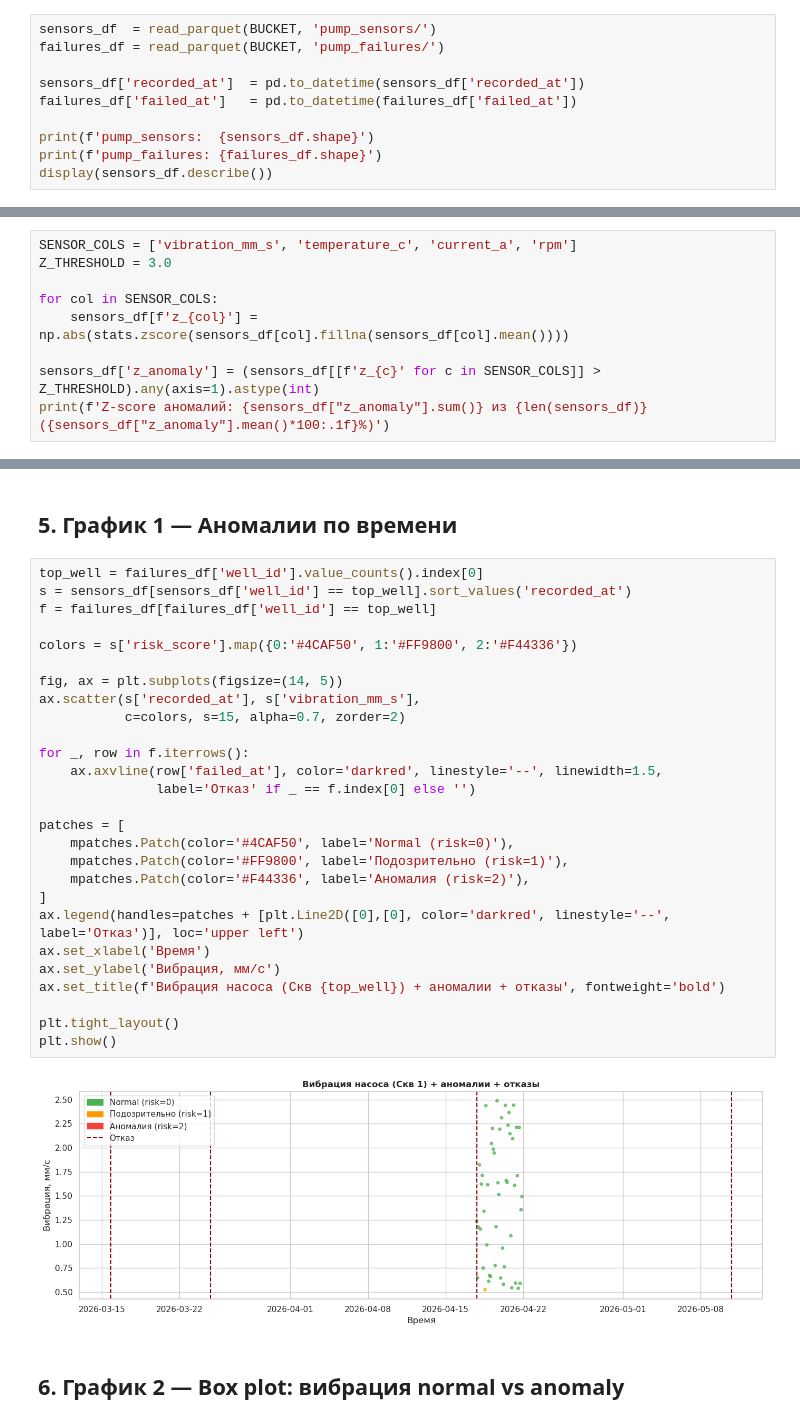
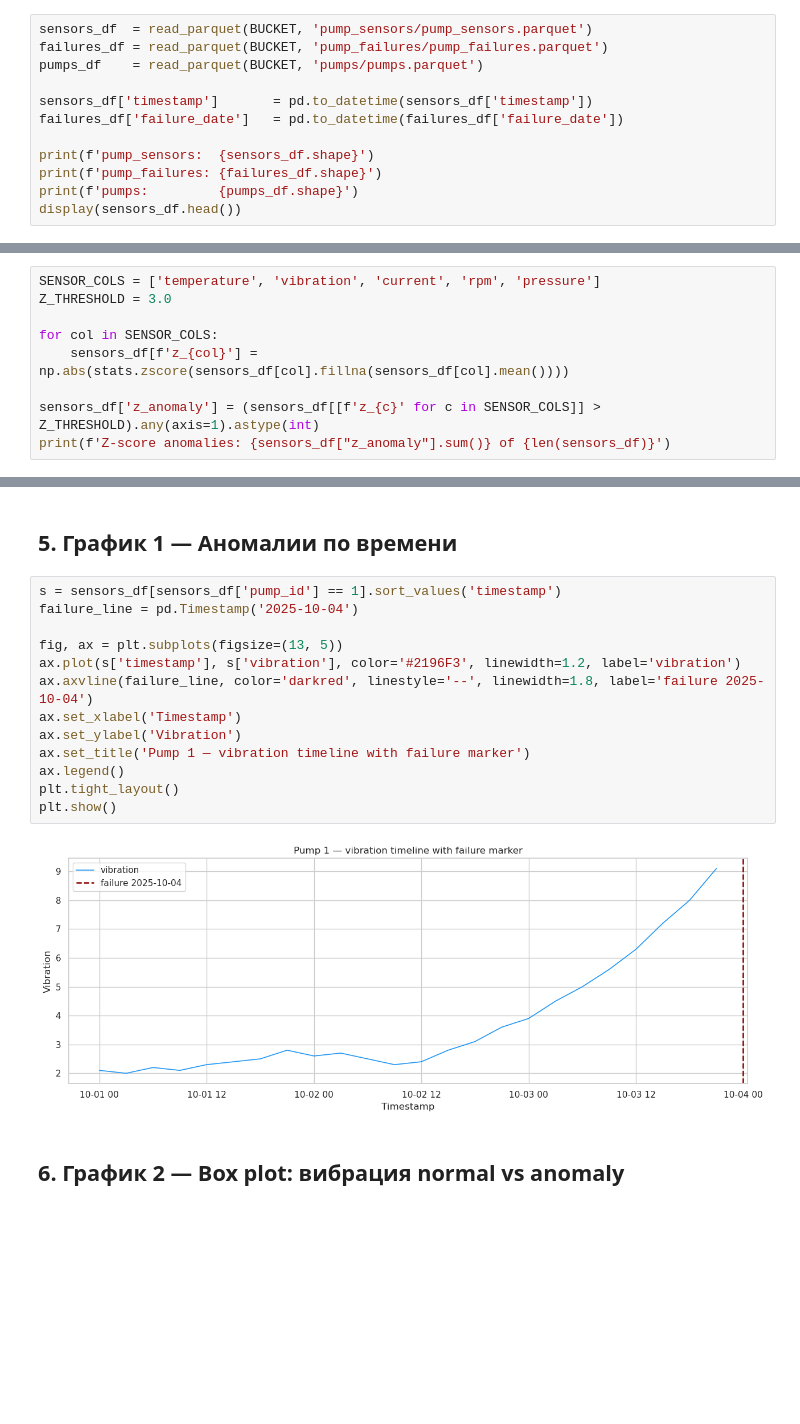
Before and after one commit to lxvdnl/SeminarNastavnika, a Jupyter notebook: Big data and ML/notebooks/03_anomaly_detection.ipynb, the cells around one changed output, grey strips where cells are left out. Drawn from its saved outputs; the diff is of its cells as text; blank space fills up the shorter version.

```diff
--- a/Big data and ML/notebooks/03_anomaly_detection.ipynb
+++ b/Big data and ML/notebooks/03_anomaly_detection.ipynb
@@ -56,13 +49,15 @@ def read_parquet(bucket, prefix):
 # %% [markdown]
 ## 1. Загрузка данных
 # %%
-sensors_df  = read_parquet(BUCKET, 'pump_sensors/')
-failures_df = read_parquet(BUCKET, 'pump_failures/')
+sensors_df  = read_parquet(BUCKET, 'pump_sensors/pump_sensors.parquet')
+failures_df = read_parquet(BUCKET, 'pump_failures/pump_failures.parquet')
+pumps_df    = read_parquet(BUCKET, 'pumps/pumps.parquet')
 
-sensors_df['recorded_at']  = pd.to_datetime(sensors_df['recorded_at'])
-failures_df['failed_at']   = pd.to_datetime(failures_df['failed_at'])
+sensors_df['timestamp']       = pd.to_datetime(sensors_df['timestamp'])
+failures_df['failure_date']   = pd.to_datetime(failures_df['failure_date'])
 
 print(f'pump_sensors:  {sensors_df.shape}')
 print(f'pump_failures: {failures_df.shape}')
-display(sensors_df.describe())
+print(f'pumps:         {pumps_df.shape}')
+display(sensors_df.head())
 # %% [output]
@@ -80,12 +73,12 @@ pump_failures: (40, 7)
 # %% [markdown]
 ## 2. Z-score аномалии
 # %%
-SENSOR_COLS = ['vibration_mm_s', 'temperature_c', 'current_a', 'rpm']
+SENSOR_COLS = ['temperature', 'vibration', 'current', 'rpm', 'pressure']
 Z_THRESHOLD = 3.0
 
 for col in SENSOR_COLS:
     sensors_df[f'z_{col}'] = np.abs(stats.zscore(sensors_df[col].fillna(sensors_df[col].mean())))
 
 sensors_df['z_anomaly'] = (sensors_df[[f'z_{c}' for c in SENSOR_COLS]] > Z_THRESHOLD).any(axis=1).astype(int)
-print(f'Z-score аномалий: {sensors_df["z_anomaly"].sum()} из {len(sensors_df)} ({sensors_df["z_anomaly"].mean()*100:.1f}%)')
+print(f'Z-score anomalies: {sensors_df["z_anomaly"].sum()} of {len(sensors_df)}')
 # %% [output]
@@ -138,34 +115,20 @@ Name: count, dtype: int64
 # %% [markdown]
 ## 5. График 1 — Аномалии по времени
 # %%
-top_well = failures_df['well_id'].value_counts().index[0]
-s = sensors_df[sensors_df['well_id'] == top_well].sort_values('recorded_at')
-f = failures_df[failures_df['well_id'] == top_well]
+s = sensors_df[sensors_df['pump_id'] == 1].sort_values('timestamp')
+failure_line = pd.Timestamp('2025-10-04')
 
-colors = s['risk_score'].map({0:'#4CAF50', 1:'#FF9800', 2:'#F44336'})
-
-fig, ax = plt.subplots(figsize=(14, 5))
-ax.scatter(s['recorded_at'], s['vibration_mm_s'],
-           c=colors, s=15, alpha=0.7, zorder=2)
-
-for _, row in f.iterrows():
-    ax.axvline(row['failed_at'], color='darkred', linestyle='--', linewidth=1.5,
-               label='Отказ' if _ == f.index[0] else '')
-
-patches = [
-    mpatches.Patch(color='#4CAF50', label='Normal (risk=0)'),
-    mpatches.Patch(color='#FF9800', label='Подозрительно (risk=1)'),
-    mpatches.Patch(color='#F44336', label='Аномалия (risk=2)'),
-]
-ax.legend(handles=patches + [plt.Line2D([0],[0], color='darkred', linestyle='--', label='Отказ')], loc='upper left')
-ax.set_xlabel('Время')
-ax.set_ylabel('Вибрация, мм/с')
-ax.set_title(f'Вибрация насоса (Скв {top_well}) + аномалии + отказы', fontweight='bold')
-
+fig, ax = plt.subplots(figsize=(13, 5))
+ax.plot(s['timestamp'], s['vibration'], color='#2196F3', linewidth=1.2, label='vibration')
+ax.axvline(failure_line, color='darkred', linestyle='--', linewidth=1.8, label='failure 2025-10-04')
+ax.set_xlabel('Timestamp')
+ax.set_ylabel('Vibration')
+ax.set_title('Pump 1 — vibration timeline with failure marker')
+ax.legend()
 plt.tight_layout()
 plt.show()
 # %% [output]
-[figure, old version]
+[figure, new version]
 # %% [markdown]
 ## 6. График 2 — Box plot: вибрация normal vs anomaly
 # %%
```
Also changed, not shown: parts of 9 cells of this notebook, 16 other files.
